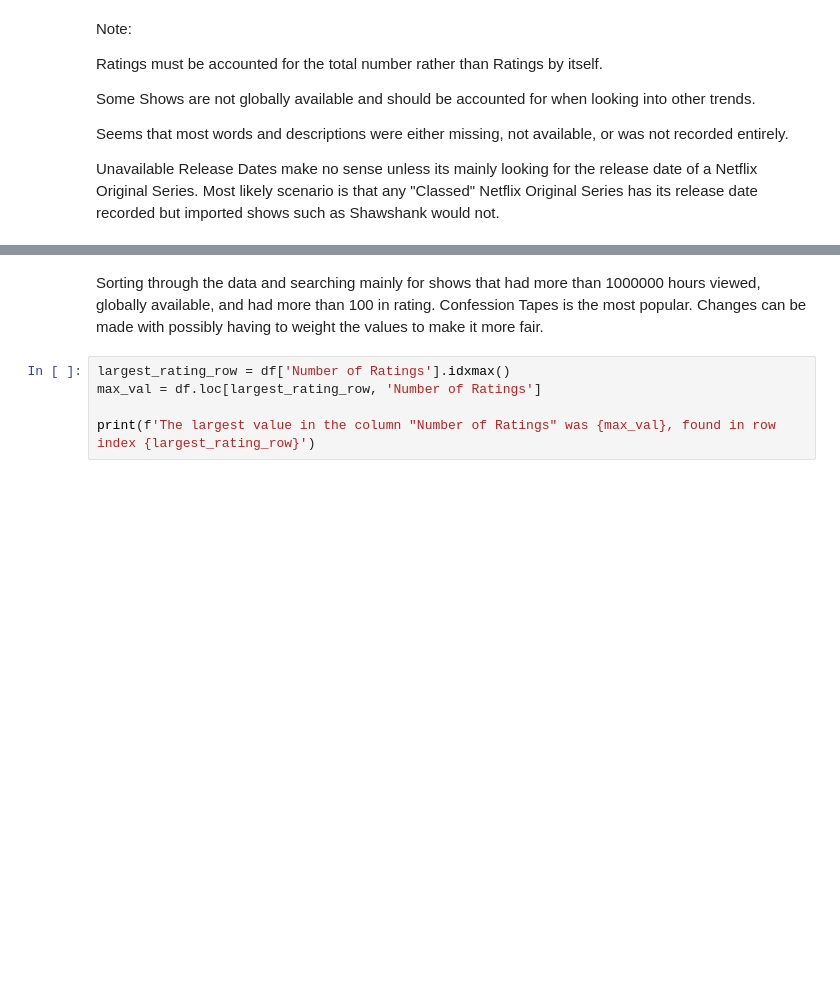
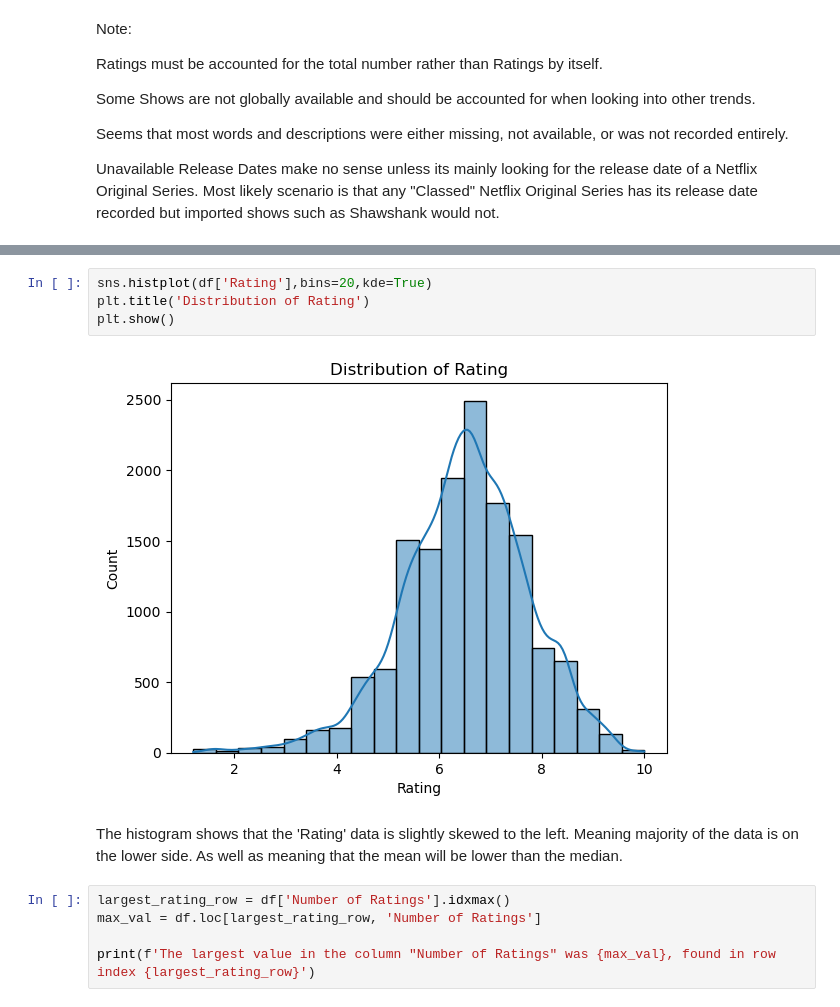
Before and after one commit to Kestrel86/netflixEDA, a Jupyter notebook: netflixEDA.ipynb, the cells around one changed output, grey strips where cells are left out. Drawn from its saved outputs; the diff is of its cells as text; blank space fills up the shorter version.

```diff
--- a/netflixEDA.ipynb
+++ b/netflixEDA.ipynb
@@ -149,5 +127,11 @@ df_filtered.loc[(df_filtered['Number of Ratings'] >= 500)].sort_values('Rating',
-# %% [markdown]
-Sorting through the data and searching mainly for shows that had more than 1000000 hours viewed, globally available, and had more than 100 in rating. Confession Tapes is the most popular. Changes can be made with possibly having to weight the values to make it more fair.
+# %%
+sns.histplot(df['Rating'],bins=20,kde=True)
+plt.title('Distribution of Rating')
+plt.show()
+# %% [output]
+[figure, added]
+# %% [markdown]
+The histogram shows that the 'Rating' data is slightly skewed to the left. Meaning majority of the data is on the lower side. As well as meaning that the mean will be lower than the median.
 # %%
 largest_rating_row = df['Number of Ratings'].idxmax()
 max_val = df.loc[largest_rating_row, 'Number of Ratings']
```
Also changed, not shown: parts of 31 cells of this notebook.
